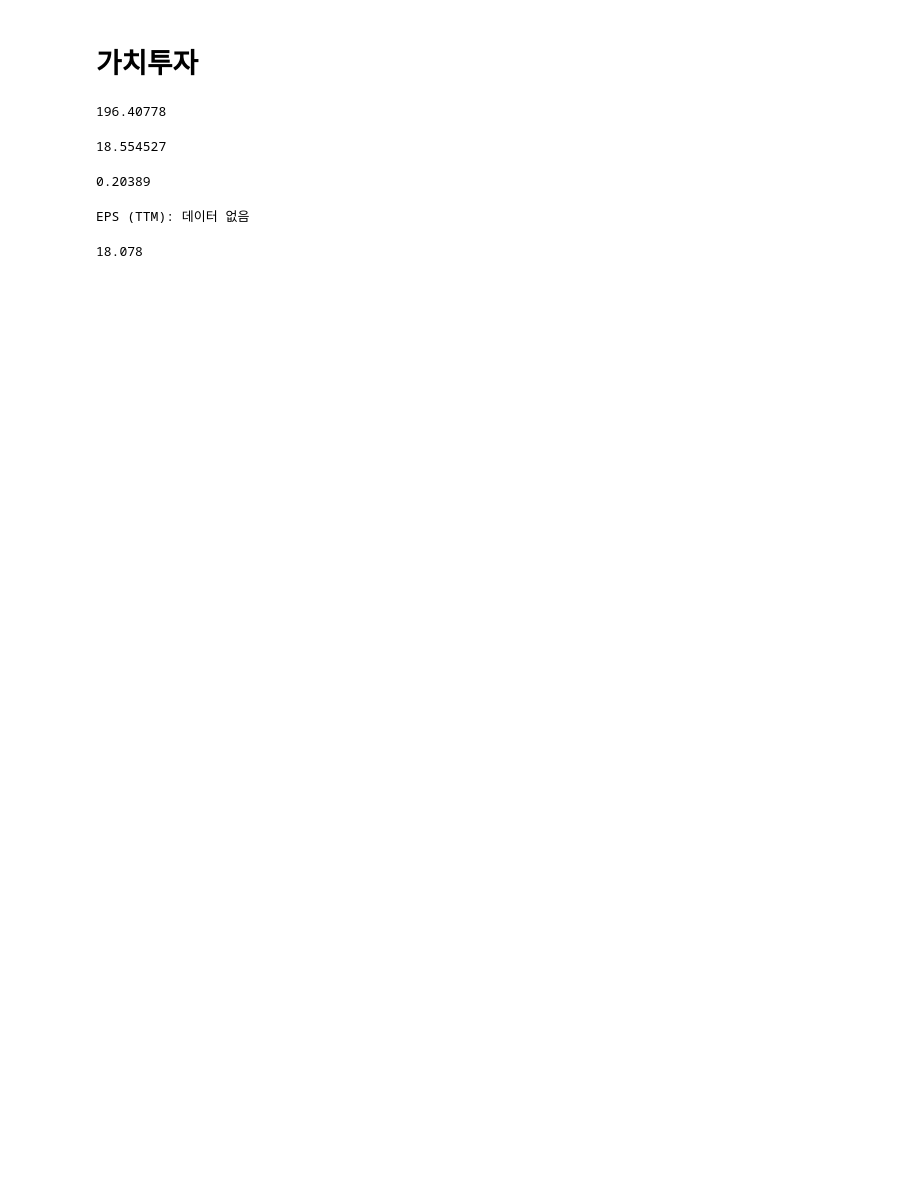
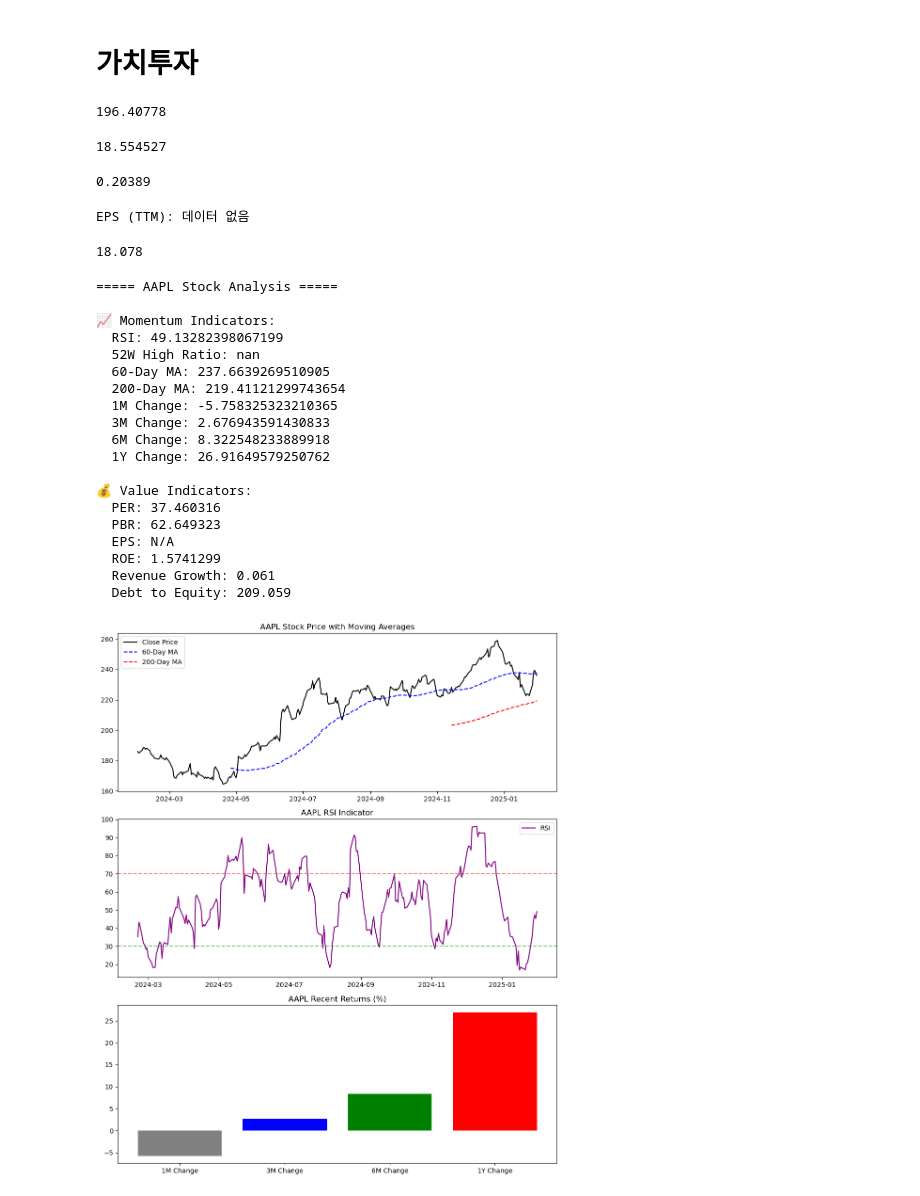
Before and after one commit to rion-5/py-quant, a Jupyter notebook: notebook/quant.ipynb, the cells around one changed output. Saved outputs shown, nothing was run; the diff lists cells and outputs as text; code cells hidden in the pictures; blank space fills up the shorter version.

Commit message:
add analyzer to notebook test

```diff
--- a/notebook/quant.ipynb
+++ b/notebook/quant.ipynb
@@ -233,3 +233,31 @@ EPS (TTM): 데이터 없음
 yf_tsla.info['debtToEquity']
 # %% [output]
 18.078
+# %%
+import analysis.stock_analyzer2
+from analysis.stock_analyzer2 import StockAnalyzer
+
+ticker = "AAPL"
+analyzer = StockAnalyzer(ticker)
+analyzer.summarize()
+# %% [output]
+===== AAPL Stock Analysis =====
+
+📈 Momentum Indicators:
+  RSI: 49.13282398067199
+  52W High Ratio: nan
+  60-Day MA: 237.6639269510905
+  200-Day MA: 219.41121299743654
+  1M Change: -5.758325323210365
+  3M Change: 2.676943591430833
+  6M Change: 8.322548233889918
+  1Y Change: 26.91649579250762
+
+💰 Value Indicators:
+  PER: 37.460316
+  PBR: 62.649323
+  EPS: N/A
+  ROE: 1.5741299
+  Revenue Growth: 0.061
+  Debt to Equity: 209.059
+[figure, added]
```
